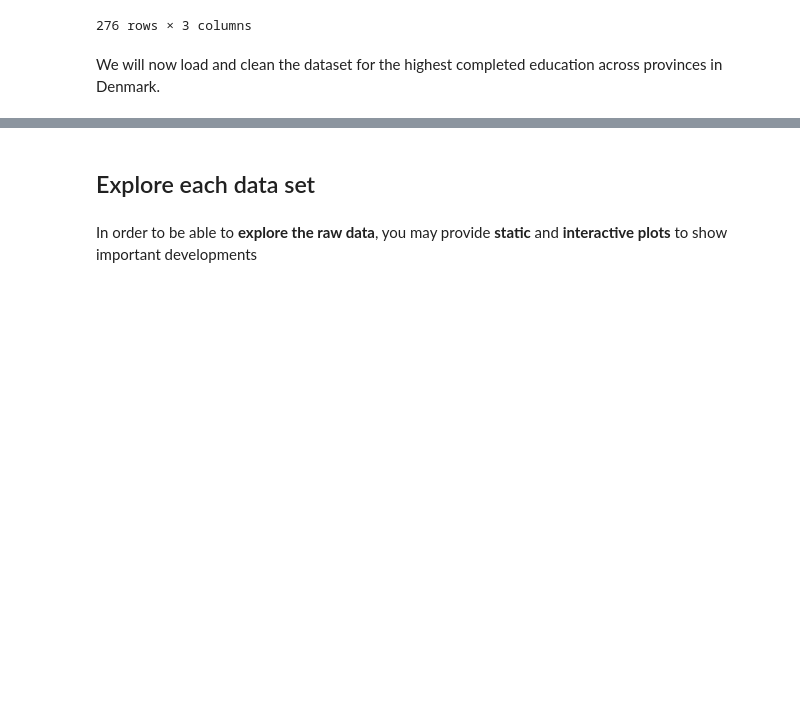
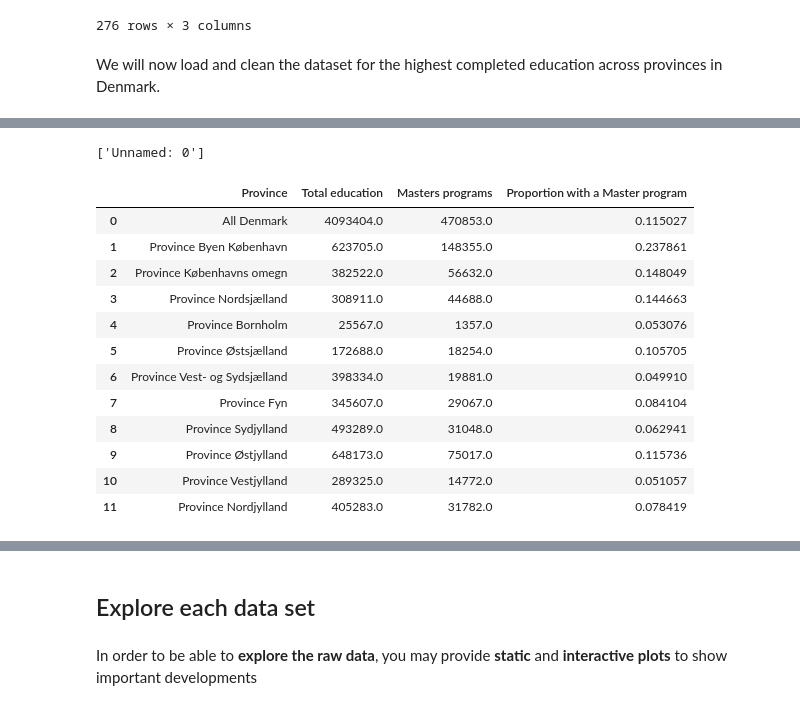
Before and after one commit to NumEconCopenhagen/projects-2024-sarah-og-pernille, a Jupyter notebook: dataproject/dataproject.ipynb, the cells around one changed output, grey strips where cells are left out. Drawn from its saved outputs; the diff is of its cells as text; code cells hidden in the pictures; blank space fills up the shorter version.

```diff
--- a/dataproject/dataproject.ipynb
+++ b/dataproject/dataproject.ipynb
@@ -149,0 +180,21 @@ education.head(5)
+# %%
+#Dropping the first column
+drop_these = ['Unnamed: 0']
+print(drop_these)
+education.drop(drop_these, axis=1, inplace=True)
+display(education)
+# %% [output]
+['Unnamed: 0']
+|  | Province | Total education | Masters programs | Proportion with a Master program |
+| 0 | All Denmark | 4093404.0 | 470853.0 | 0.115027 |
+| 1 | Province Byen København | 623705.0 | 148355.0 | 0.237861 |
+| 2 | Province Københavns omegn | 382522.0 | 56632.0 | 0.148049 |
+| 3 | Province Nordsjælland | 308911.0 | 44688.0 | 0.144663 |
+| 4 | Province Bornholm | 25567.0 | 1357.0 | 0.053076 |
+| 5 | Province Østsjælland | 172688.0 | 18254.0 | 0.105705 |
+| 6 | Province Vest- og Sydsjælland | 398334.0 | 19881.0 | 0.049910 |
+| 7 | Province Fyn | 345607.0 | 29067.0 | 0.084104 |
+| 8 | Province Sydjylland | 493289.0 | 31048.0 | 0.062941 |
+| 9 | Province Østjylland | 648173.0 | 75017.0 | 0.115736 |
+| 10 | Province Vestjylland | 289325.0 | 14772.0 | 0.051057 |
+| 11 | Province Nordjylland | 405283.0 | 31782.0 | 0.078419 |
```
Also changed, not shown: parts of 4 cells of this notebook.
